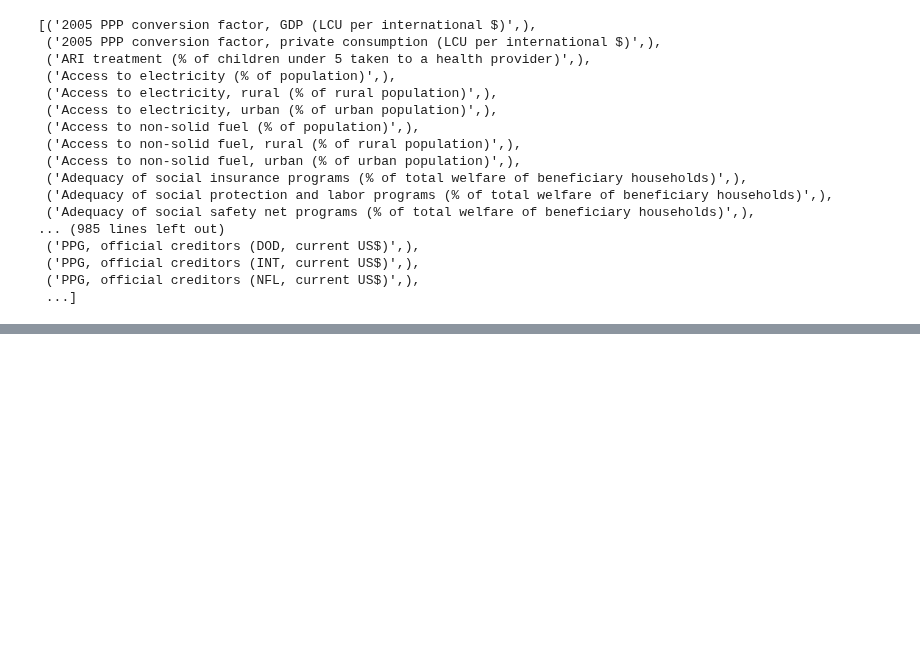
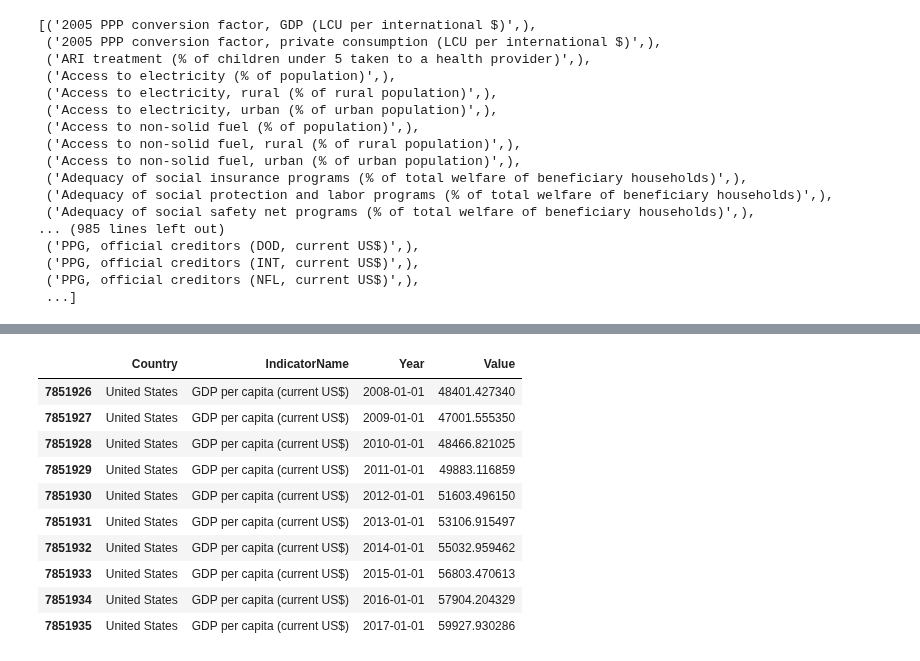
Before and after one commit to 281clo/World_Development_Mental_Health_Acquisition, a Jupyter notebook: Data_Preprocessing.ipynb, the cells around one changed output, grey strips where cells are left out. Cells and saved outputs as stored; diff of their text form; code cells hidden in the pictures; blank space fills up the shorter version.

```diff
--- a/Data_Preprocessing.ipynb
+++ b/Data_Preprocessing.ipynb
@@ -180,0 +305,15 @@ worlddf.set_index(['CountryName', 'Year'])
+# %%
+cleandf = accessdf.combine_first(worlddf)
+cleandf[(cleandf['IndicatorName'] == 'GDP per capita (current US$)') & (cleandf['Country'] == 'United States')].tail(10)
+# %% [output]
+|  | Country | IndicatorName | Year | Value |
+| 7851926 | United States | GDP per capita (current US$) | 2008-01-01 | 48401.427340 |
+| 7851927 | United States | GDP per capita (current US$) | 2009-01-01 | 47001.555350 |
+| 7851928 | United States | GDP per capita (current US$) | 2010-01-01 | 48466.821025 |
+| 7851929 | United States | GDP per capita (current US$) | 2011-01-01 | 49883.116859 |
+| 7851930 | United States | GDP per capita (current US$) | 2012-01-01 | 51603.496150 |
+| 7851931 | United States | GDP per capita (current US$) | 2013-01-01 | 53106.915497 |
+| 7851932 | United States | GDP per capita (current US$) | 2014-01-01 | 55032.959462 |
+| 7851933 | United States | GDP per capita (current US$) | 2015-01-01 | 56803.470613 |
+| 7851934 | United States | GDP per capita (current US$) | 2016-01-01 | 57904.204329 |
+| 7851935 | United States | GDP per capita (current US$) | 2017-01-01 | 59927.930286 |
```
Also changed, not shown: parts of 23 cells of this notebook, 4 other files.
